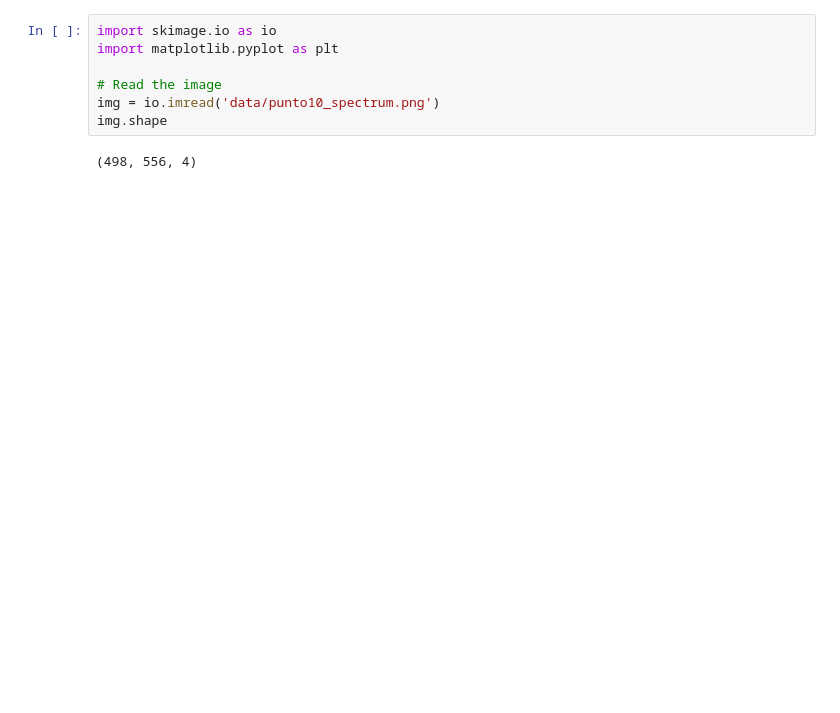
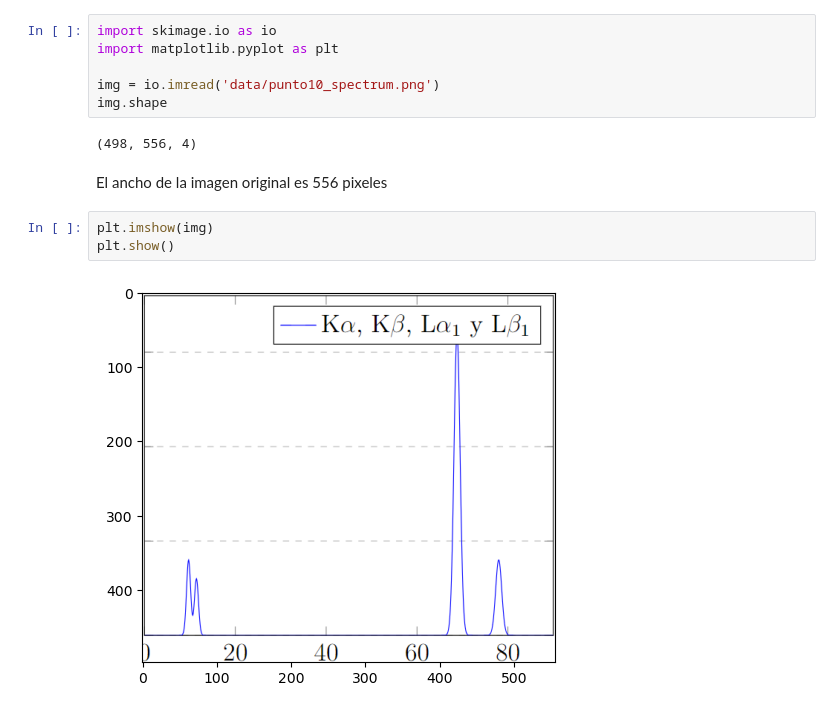
Before and after one commit to eduardoh27/Core-Level-Spectroscopy, a Jupyter notebook: Taller 3/punto10.ipynb, the cells around one changed output. Drawn from its saved outputs; the diff is of its cells as text; blank space fills up the shorter version.

```diff
--- a/Taller 3/punto10.ipynb
+++ b/Taller 3/punto10.ipynb
@@ -2,8 +2,14 @@
 import skimage.io as io
 import matplotlib.pyplot as plt
 
-# Read the image
 img = io.imread('data/punto10_spectrum.png')
 img.shape
 # %% [output]
 (498, 556, 4)
+# %% [markdown]
+El ancho de la imagen original es 556 pixeles
+# %%
+plt.imshow(img)
+plt.show()
+# %% [output]
+[figure, added]
```
Also changed, not shown: parts of 7 cells of this notebook, 1 other file.
